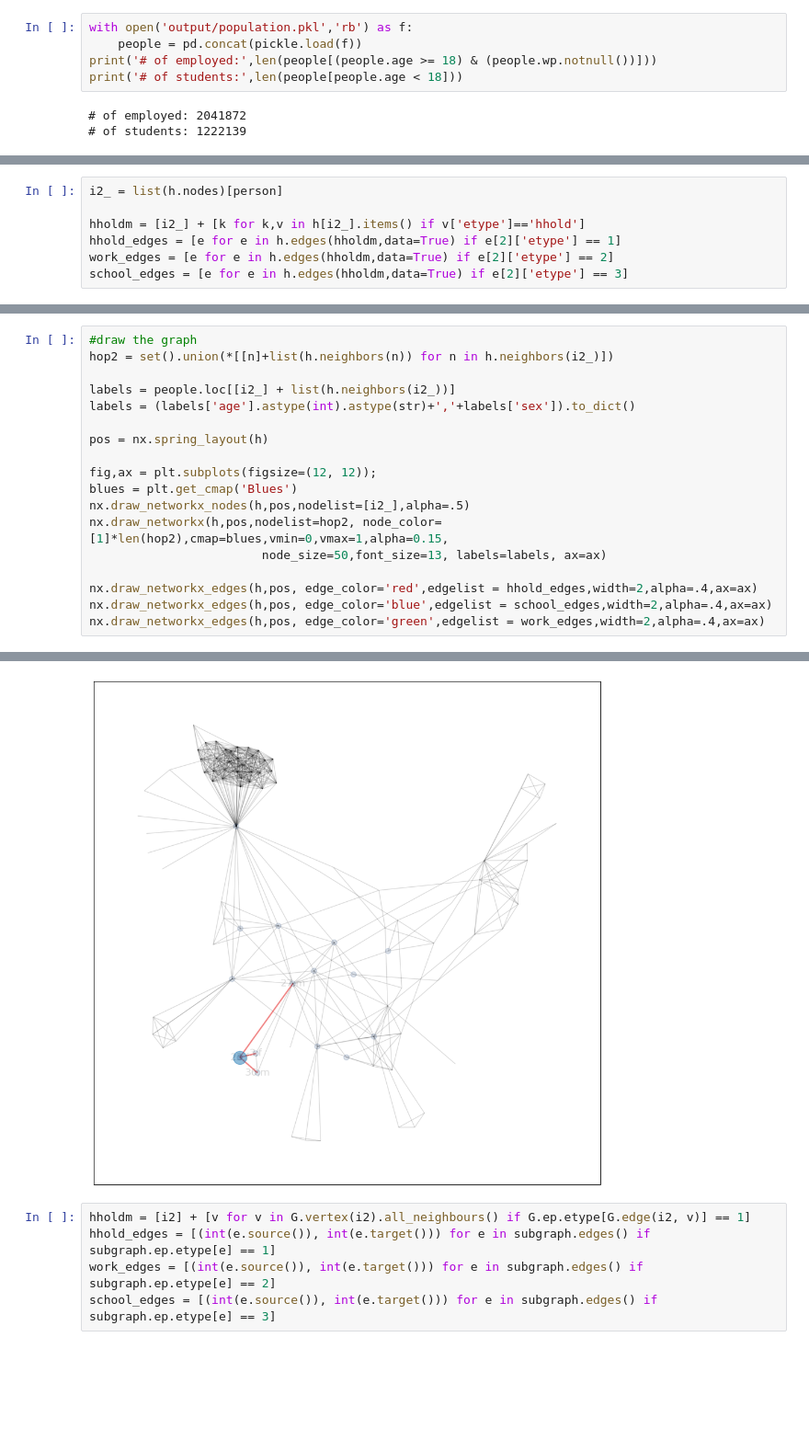
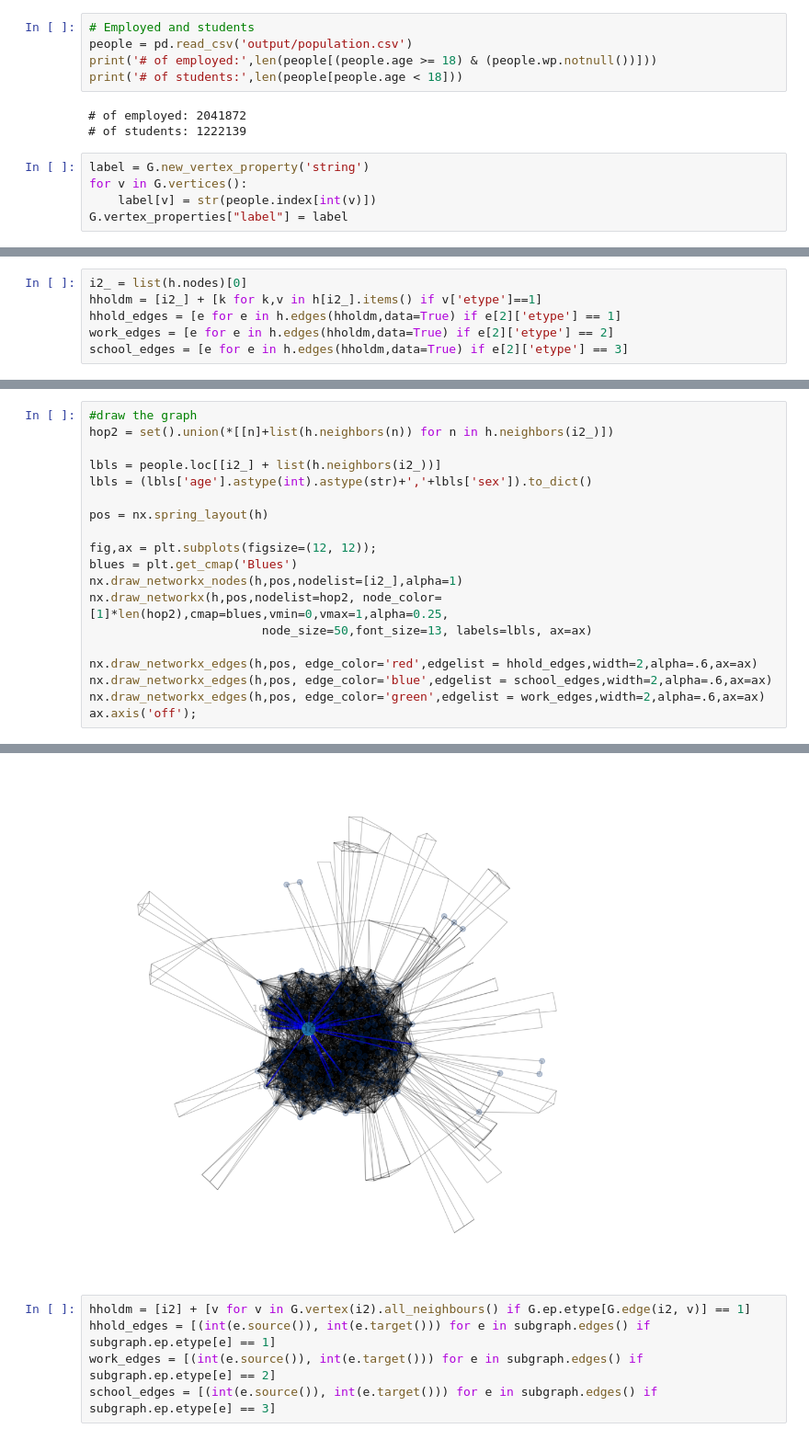
Before and after one commit to behnamnkp/TranEpiSim, a Jupyter notebook: src/synthetic_human_contact_network.ipynb, the cells around one changed output, grey strips where cells are left out. Shown at 92% size. Drawn from its saved outputs; the diff is of its cells as text; blank space fills up the shorter version.

```diff
--- a/src/synthetic_human_contact_network.ipynb
+++ b/src/synthetic_human_contact_network.ipynb
@@ -375,10 +376,15 @@ Pseudo diameter: 0
 Average degree: 16.06
 Average path length (N=1000): 8.29
 # %%
-with open('output/population.pkl','rb') as f:
-    people = pd.concat(pickle.load(f))
+# Employed and students
+people = pd.read_csv('output/population.csv')
 print('# of employed:',len(people[(people.age >= 18) & (people.wp.notnull())]))
 print('# of students:',len(people[people.age < 18]))
 # %% [output]
 # of employed: 2041872
 # of students: 1222139
+# %%
+label = G.new_vertex_property('string')
+for v in G.vertices():
+    label[v] = str(people.index[int(v)])
+G.vertex_properties["label"] = label
@@ -384,0 +444,6 @@ print('# of students:',len(people[people.age < 18]))
+# %%
+i2_ = list(h.nodes)[0]
+hholdm = [i2_] + [k for k,v in h[i2_].items() if v['etype']==1]
+hhold_edges = [e for e in h.edges(hholdm,data=True) if e[2]['etype'] == 1]
+work_edges = [e for e in h.edges(hholdm,data=True) if e[2]['etype'] == 2]
+school_edges = [e for e in h.edges(hholdm,data=True) if e[2]['etype'] == 3]
@@ -507,7 +508,0 @@ h = nx.read_gml('output/i2_network.gml')
-# %%
-i2_ = list(h.nodes)[person]
-
-hholdm = [i2_] + [k for k,v in h[i2_].items() if v['etype']=='hhold']
-hhold_edges = [e for e in h.edges(hholdm,data=True) if e[2]['etype'] == 1]
-work_edges = [e for e in h.edges(hholdm,data=True) if e[2]['etype'] == 2]
-school_edges = [e for e in h.edges(hholdm,data=True) if e[2]['etype'] == 3]
@@ -517,18 +530,19 @@ school_edges = [e for e in h.edges(hholdm,data=True) if e[2]['etype'] == 3]
 #draw the graph
 hop2 = set().union(*[[n]+list(h.neighbors(n)) for n in h.neighbors(i2_)])
 
-labels = people.loc[[i2_] + list(h.neighbors(i2_))]
-labels = (labels['age'].astype(int).astype(str)+','+labels['sex']).to_dict()
+lbls = people.loc[[i2_] + list(h.neighbors(i2_))]
+lbls = (lbls['age'].astype(int).astype(str)+','+lbls['sex']).to_dict()
 
 pos = nx.spring_layout(h)
 
 fig,ax = plt.subplots(figsize=(12, 12));
 blues = plt.get_cmap('Blues')
-nx.draw_networkx_nodes(h,pos,nodelist=[i2_],alpha=.5)
-nx.draw_networkx(h,pos,nodelist=hop2, node_color=[1]*len(hop2),cmap=blues,vmin=0,vmax=1,alpha=0.15,
-                        node_size=50,font_size=13, labels=labels, ax=ax)
+nx.draw_networkx_nodes(h,pos,nodelist=[i2_],alpha=1)
+nx.draw_networkx(h,pos,nodelist=hop2, node_color=[1]*len(hop2),cmap=blues,vmin=0,vmax=1,alpha=0.25,
+                        node_size=50,font_size=13, labels=lbls, ax=ax)
 
-nx.draw_networkx_edges(h,pos, edge_color='red',edgelist = hhold_edges,width=2,alpha=.4,ax=ax)
-nx.draw_networkx_edges(h,pos, edge_color='blue',edgelist = school_edges,width=2,alpha=.4,ax=ax)
-nx.draw_networkx_edges(h,pos, edge_color='green',edgelist = work_edges,width=2,alpha=.4,ax=ax)
+nx.draw_networkx_edges(h,pos, edge_color='red',edgelist = hhold_edges,width=2,alpha=.6,ax=ax)
+nx.draw_networkx_edges(h,pos, edge_color='blue',edgelist = school_edges,width=2,alpha=.6,ax=ax)
+nx.draw_networkx_edges(h,pos, edge_color='green',edgelist = work_edges,width=2,alpha=.6,ax=ax)
+ax.axis('off');
 # %% [output]
@@ -536,4 +549,4 @@ nx.draw_networkx_edges(h,pos, edge_color='green',edgelist = work_edges,width=2,a
-[figure, old version]
+[figure, new version]
 # %%
 hholdm = [i2] + [v for v in G.vertex(i2).all_neighbours() if G.ep.etype[G.edge(i2, v)] == 1]
 hhold_edges = [(int(e.source()), int(e.target())) for e in subgraph.edges() if subgraph.ep.etype[e] == 1]
```
Also changed, not shown: parts of 33 cells of this notebook, 2 other files.
